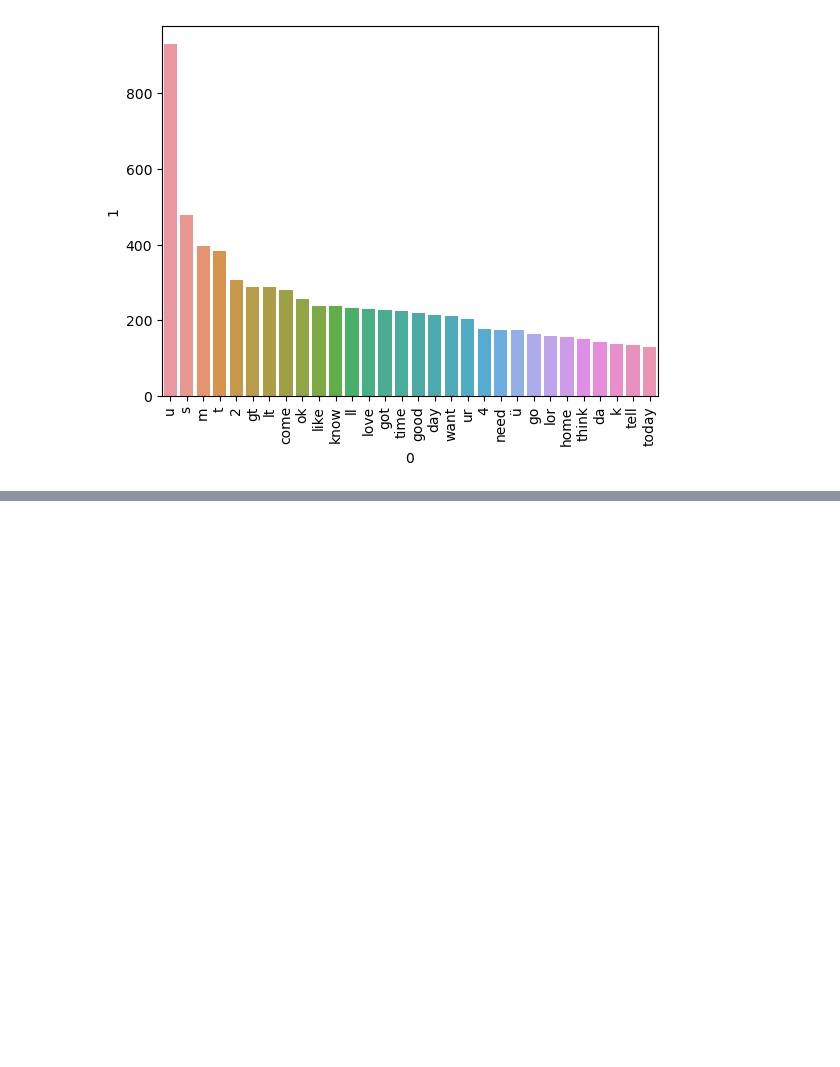
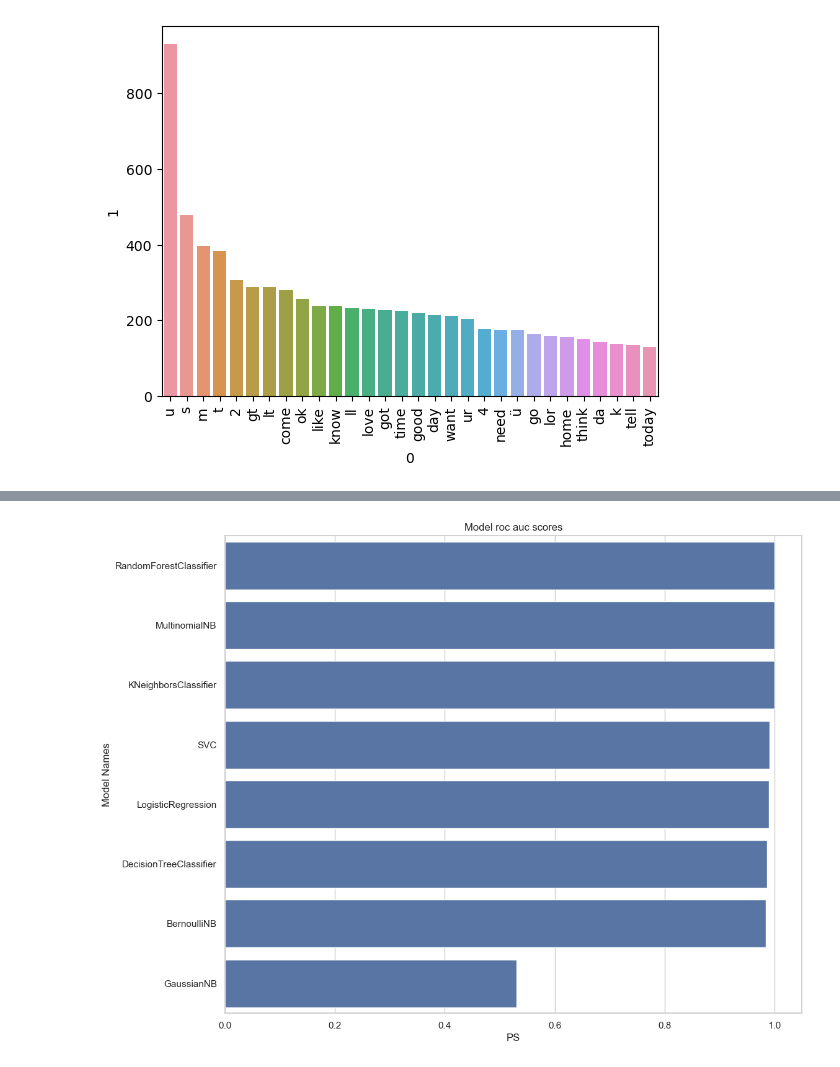
Before and after one commit to Deepkumar-Khokhar/Spam-Detaction, a Jupyter notebook: Spam-Detaction.ipynb, the cells around one changed output, grey strips where cells are left out. Cells and saved outputs as stored; diff of their text form; code cells hidden in the pictures; blank space fills up the shorter version.

```diff
--- a/Spam-Detaction.ipynb
+++ b/Spam-Detaction.ipynb
@@ -371,0 +387,6 @@ plt.show()
+# %%
+gnb.fit(X_train,y_train)
+y_pred1 = gnb.predict(X_test)
+print(accuracy_score(y_test,y_pred1))
+print(confusion_matrix(y_test,y_pred1))
+print(precision_score(y_test,y_pred1))
@@ -371,0 +398,6 @@ plt.show()
+# %%
+mnb.fit(X_train,y_train)
+y_pred1 = mnb.predict(X_test)
+print(accuracy_score(y_test,y_pred1))
+print(confusion_matrix(y_test,y_pred1))
+print(precision_score(y_test,y_pred1))
@@ -371,0 +540,15 @@ plt.show()
+# %%
+data2 = pd.DataFrame({"Names": names_of_models, "ps": ps}).sort_values(by=['ps'], ascending=False)
+
+sns.set(style="whitegrid")
+plt.figure(figsize=(12, 10))
+
+sns.barplot(x="ps", y="Names", data=data2, color="b")
+
+plt.xlabel("PS")
+plt.ylabel("Model Names")
+plt.title("Model roc auc scores")
+
+plt.show()
+# %% [output]
+[figure, added]
```
Also changed, not shown: parts of 26 cells of this notebook, 3 other files.
